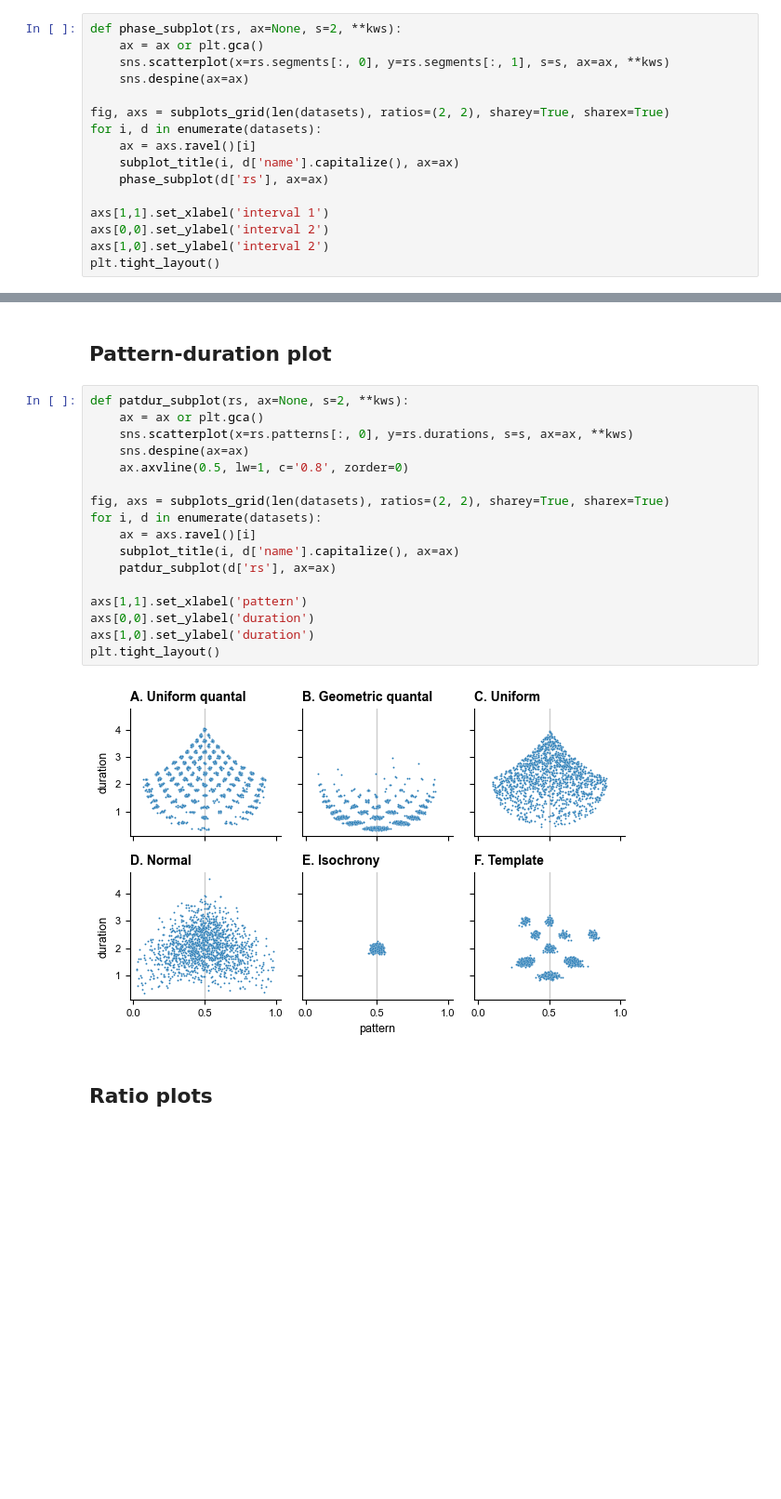
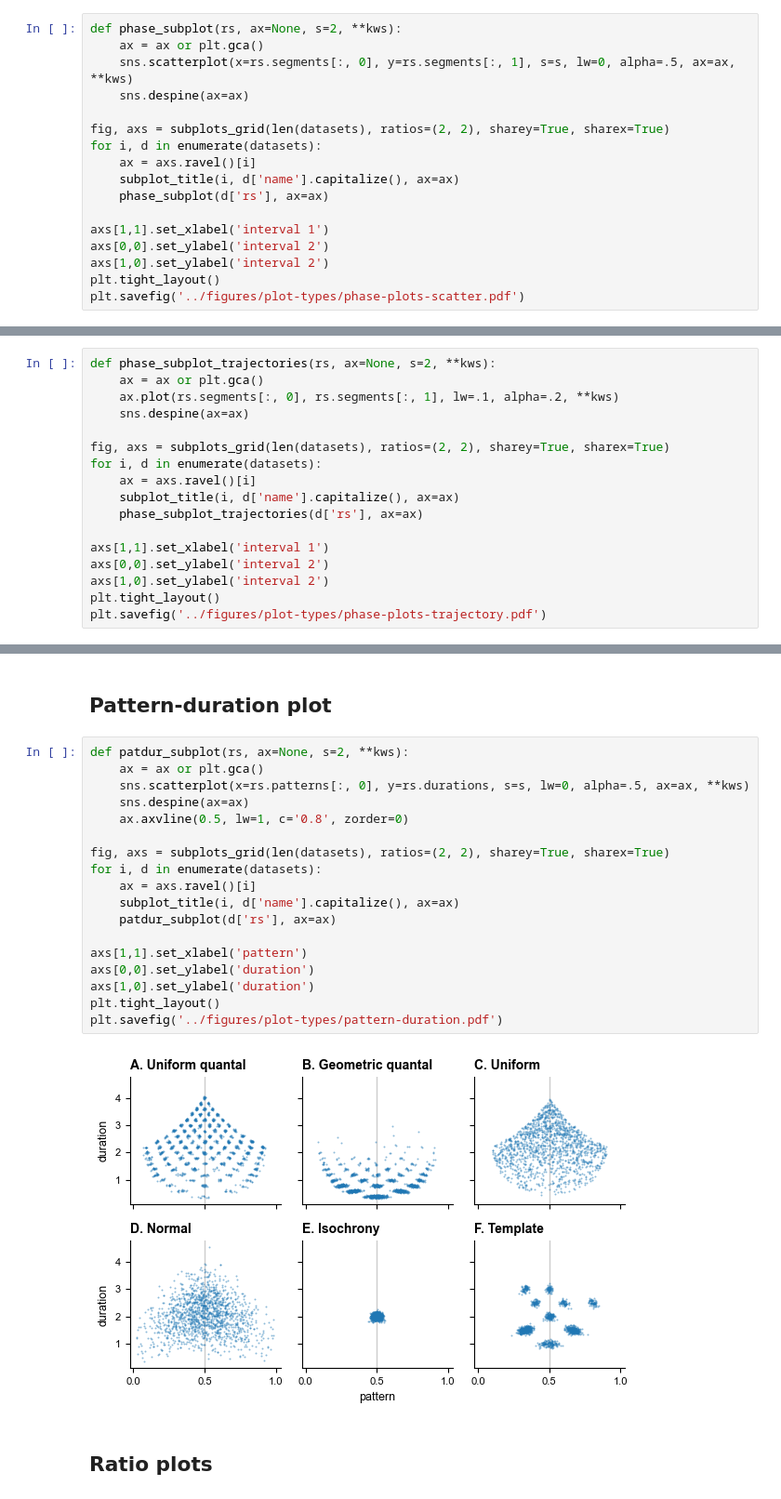
Before and after one commit to bacor/rhythmic-segment-analysis, a Jupyter notebook: notebooks/plot-types.ipynb, the cells around one changed output, grey strips where cells are left out. Shown at 93% size. Cells and saved outputs as stored; diff of their text form; blank space fills up the shorter version.

```diff
--- a/notebooks/plot-types.ipynb
+++ b/notebooks/plot-types.ipynb
@@ -62,7 +64,7 @@ plt.tight_layout()
 # %%
 def phase_subplot(rs, ax=None, s=2, **kws):
 	ax = ax or plt.gca()
-	sns.scatterplot(x=rs.segments[:, 0], y=rs.segments[:, 1], s=s, ax=ax, **kws)
+	sns.scatterplot(x=rs.segments[:, 0], y=rs.segments[:, 1], s=s, lw=0, alpha=.5, ax=ax, **kws)
 	sns.despine(ax=ax)
 
 fig, axs = subplots_grid(len(datasets), ratios=(2, 2), sharey=True, sharex=True)
@@ -75,4 +77,5 @@ axs[1,1].set_xlabel('interval 1')
 axs[0,0].set_ylabel('interval 2')
 axs[1,0].set_ylabel('interval 2')
 plt.tight_layout()
+plt.savefig('../figures/plot-types/phase-plots-scatter.pdf')
 # %% [output]
@@ -79,0 +83,17 @@ plt.tight_layout()
+# %%
+def phase_subplot_trajectories(rs, ax=None, s=2, **kws):
+	ax = ax or plt.gca()
+	ax.plot(rs.segments[:, 0], rs.segments[:, 1], lw=.1, alpha=.2, **kws)
+	sns.despine(ax=ax)
+
+fig, axs = subplots_grid(len(datasets), ratios=(2, 2), sharey=True, sharex=True)
+for i, d in enumerate(datasets):
+	ax = axs.ravel()[i]
+	subplot_title(i, d['name'].capitalize(), ax=ax)
+	phase_subplot_trajectories(d['rs'], ax=ax)
+
+axs[1,1].set_xlabel('interval 1')
+axs[0,0].set_ylabel('interval 2')
+axs[1,0].set_ylabel('interval 2')
+plt.tight_layout()
+plt.savefig('../figures/plot-types/phase-plots-trajectory.pdf')
@@ -82,22 +104,23 @@ plt.tight_layout()
 # %%
 def patdur_subplot(rs, ax=None, s=2, **kws):
 	ax = ax or plt.gca()
-	sns.scatterplot(x=rs.patterns[:, 0], y=rs.durations, s=s, ax=ax, **kws)
+	sns.scatterplot(x=rs.patterns[:, 0], y=rs.durations, s=s, lw=0, alpha=.5, ax=ax, **kws)
 	sns.despine(ax=ax)
 	ax.axvline(0.5, lw=1, c='0.8', zorder=0)
 
 fig, axs = subplots_grid(len(datasets), ratios=(2, 2), sharey=True, sharex=True)
 for i, d in enumerate(datasets):
 	ax = axs.ravel()[i]
 	subplot_title(i, d['name'].capitalize(), ax=ax)
 	patdur_subplot(d['rs'], ax=ax)
 
 axs[1,1].set_xlabel('pattern')
 axs[0,0].set_ylabel('duration')
 axs[1,0].set_ylabel('duration')
 plt.tight_layout()
+plt.savefig('../figures/plot-types/pattern-duration.pdf')
 # %% [output]
-[figure, old version]
+[figure, new version]
 # %% [markdown]
 ## Ratio plots
 # %%
```
Also changed, not shown: parts of 5 cells of this notebook, 2 other files.
